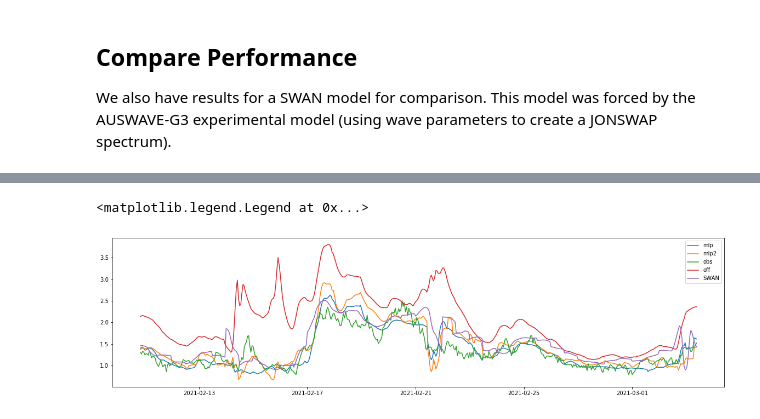
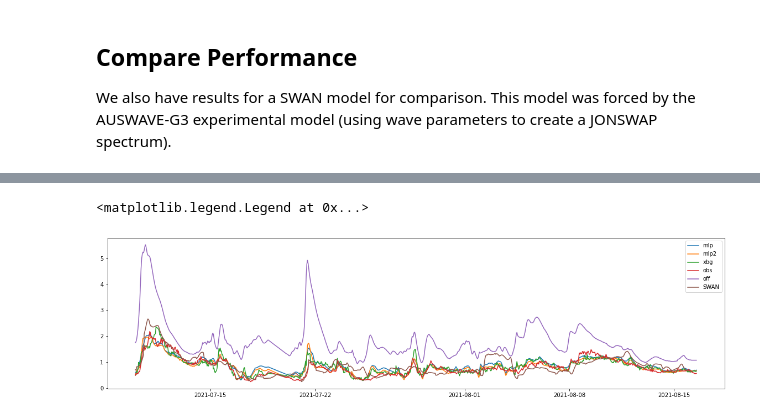
Before and after one commit to DrakonianMight/ML_wavePred, a Jupyter notebook: notebooks/straight_to_obs_Hs.ipynb, the cells around one changed output, grey strips where cells are left out. Drawn from its saved outputs; the diff is of its cells as text; code cells hidden in the pictures.

```diff
--- a/notebooks/straight_to_obs_Hs.ipynb
+++ b/notebooks/straight_to_obs_Hs.ipynb
@@ -197 +370,3 @@ MLPRegressor(early_stopping=True, hidden_layer_sizes=(50, 50, 50, 50),
+# %%
+fdata = pd.concat(mydList)
 # %%
@@ -213,7 +394,7 @@ plt.legend()
 We also have results for a SWAN model for comparison. This model was forced by the AUSWAVE-G3 experimental model (using wave parameters to create a JONSWAP spectrum).
 # %%
 wbSWAN = pd.read_csv("../data/SWAN_wb_results_JONSWAP.csv", parse_dates = True, index_col = 0)
-wbSWAN = wbSWAN2.drop_duplicates()
+wbSWAN = wbSWAN.drop_duplicates()
 wbSWAN.head(2)
 # %% [output]
 |  | % Time | Hsig | Tm02 | Dir | PkDir | Watlev | Hswell | Tp_smoothed | site | site_name | ... |
@@ -225,18 +406,21 @@ modgrps = wbSWAN.groupby('run')
 # %%
 allruns12hr = []
 for nm, group in modgrps:
-    allruns12hr.append(group[group['site_name']==' Tweed Heads WRB'].iloc[:12])
+    allruns12hr.append(group[group['site_name']==' Gold Coast WRB'].iloc[:12])
 wbSWAN = pd.concat(allruns12hr)
+# %%
+wbSWAN.index = wbSWAN.index - pd.Timedelta(hours=10)
 # %%
 wbSWAN =wbSWAN[ind_data.index[0]:ind_data.index[-1]]
 # %%
 plt.figure(figsize =(20, 5))
-plt.plot(ind_data.index, hs_pred, label = 'mlp')
-plt.plot(ind_data.index, hs_pred2, label = 'mlp2')
+plt.plot(fdata.index, fdata.mlp, label = 'mlp')
+plt.plot(fdata.index, fdata.mlp2, label = 'mlp2')
+plt.plot(fdata.index, fdata.xbg, label = 'xbg')
 plt.plot(ind_data.index, ind_data.Hsig, label = 'obs')
-plt.plot(ind_data.index, ind_data.hs, label = 'off')
+plt.plot(ind_data.index, ind_data.hs_a, label = 'off')
 plt.plot(wbSWAN.index, wbSWAN.Hsig, label = 'SWAN')
 plt.legend()
 # %% [output]
 <matplotlib.legend.Legend at 0x...>
-[figure, old version]
+[figure, new version]
```
Also changed, not shown: parts of 77 cells of this notebook, 7 other files.
